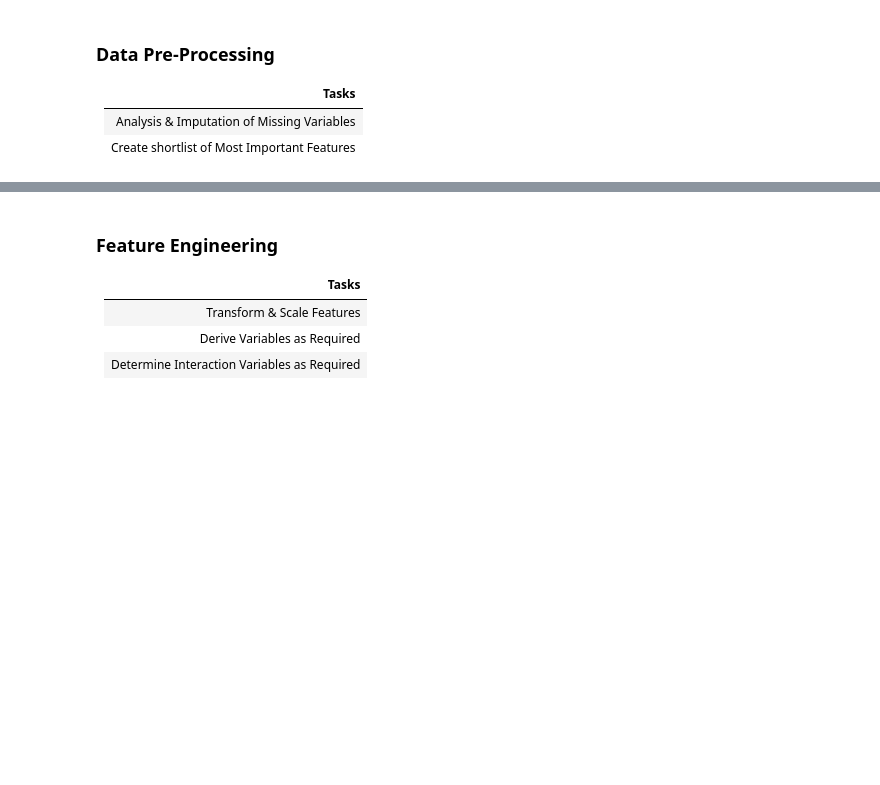
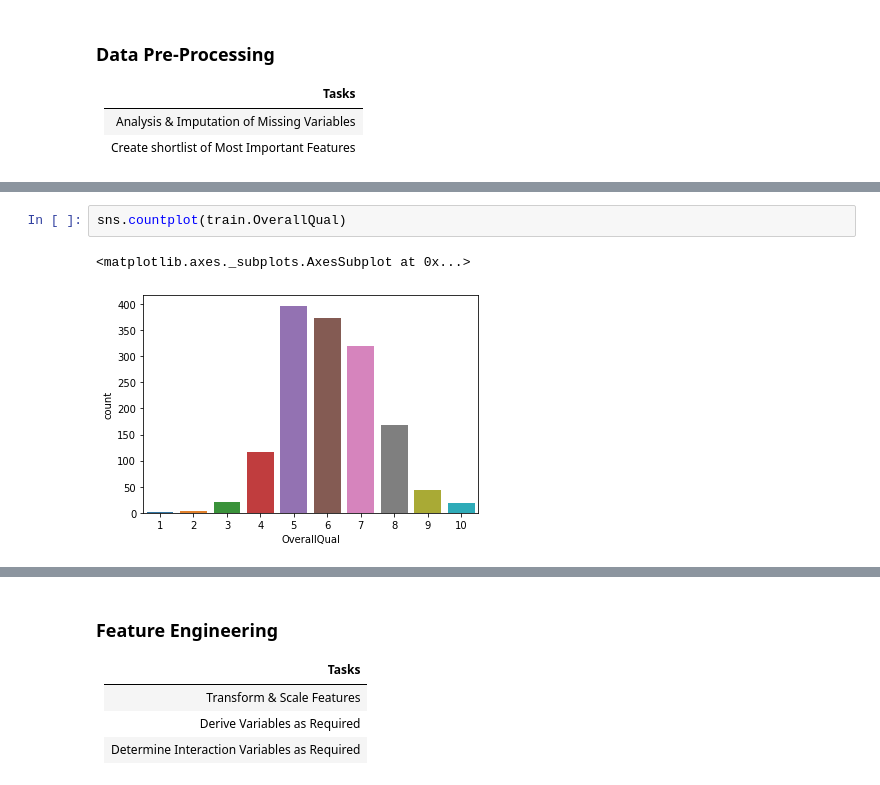
Before and after one commit to ericlundy87/House-Prices-Advanced-Regression-Techniques, a Jupyter notebook: p4_cheney.ipynb, the cells around one changed output, grey strips where cells are left out. Drawn from its saved outputs; the diff is of its cells as text; blank space fills up the shorter version.

```diff
--- a/p4_cheney.ipynb
+++ b/p4_cheney.ipynb
@@ -230,0 +253,5 @@ Non-numerical parameter evaluation
+# %%
+sns.countplot(train.OverallQual)
+# %% [output]
+<matplotlib.axes._subplots.AxesSubplot at 0x...>
+[figure, added]
```
Also changed, not shown: parts of 32 cells of this notebook, 1 other file.
